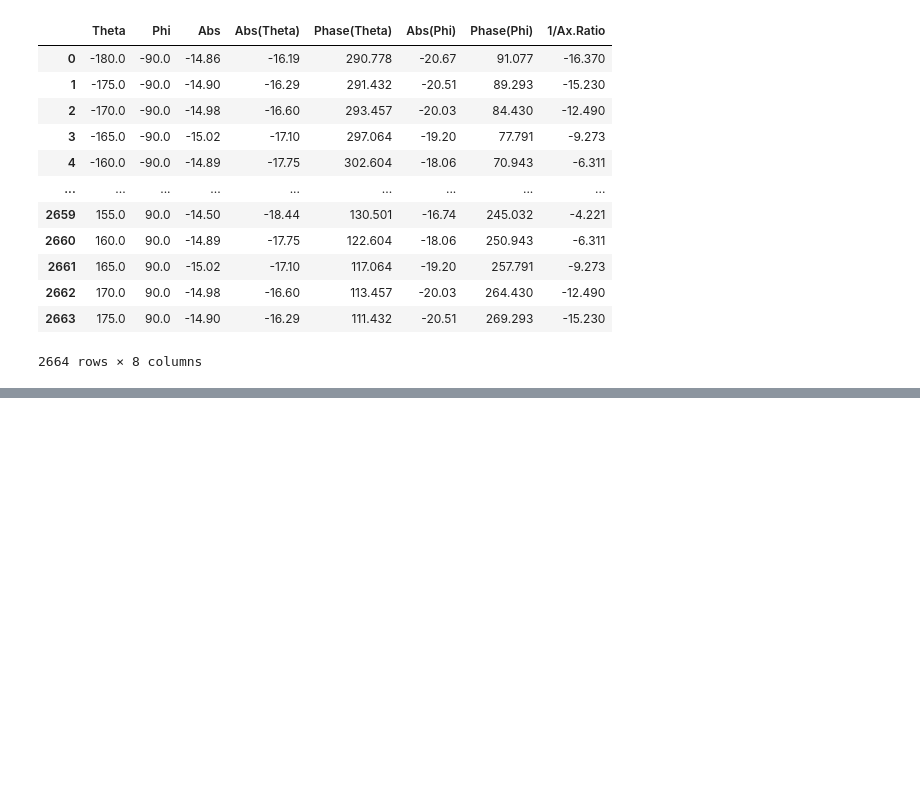
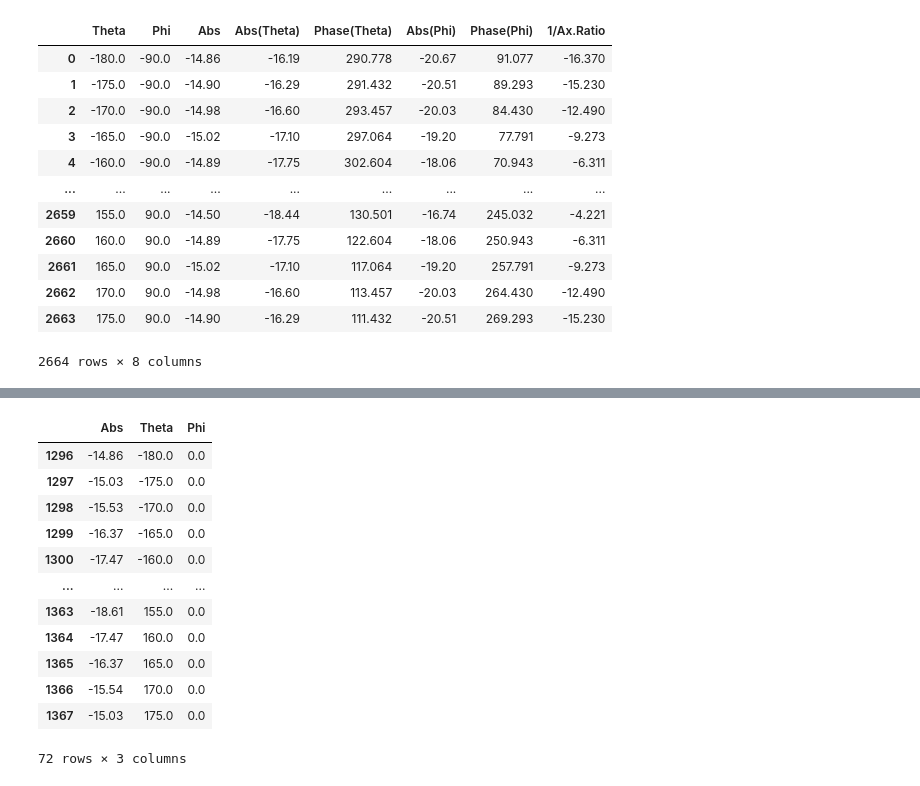
Before and after one commit to MargaritaWraith/AntennaArray-SandBox, a Jupyter notebook: DN_csv.ipynb, the cells around one changed output, grey strips where cells are left out. Saved outputs shown, nothing was run; the diff lists cells and outputs as text; code cells hidden in the pictures; blank space fills up the shorter version.

```diff
--- a/DN_csv.ipynb
+++ b/DN_csv.ipynb
@@ -43,0 +30,18 @@ Name:   Abs(Theta)[dBi], Length: 2665, dtype: float64
+# %%
+FF = data[['Abs', 'Theta', 'Phi']]
+
+FF[FF['Phi']==0]
+# %% [output]
+|  | Abs | Theta | Phi |
+| 1296 | -14.86 | -180.0 | 0.0 |
+| 1297 | -15.03 | -175.0 | 0.0 |
+| 1298 | -15.53 | -170.0 | 0.0 |
+| 1299 | -16.37 | -165.0 | 0.0 |
+| 1300 | -17.47 | -160.0 | 0.0 |
+| ... | ... | ... | ... |
+| 1363 | -18.61 | 155.0 | 0.0 |
+| 1364 | -17.47 | 160.0 | 0.0 |
+| 1365 | -16.37 | 165.0 | 0.0 |
+| 1366 | -15.54 | 170.0 | 0.0 |
+| 1367 | -15.03 | 175.0 | 0.0 |
+72 rows × 3 columns
```
Also changed, not shown: parts of 2 cells of this notebook.
